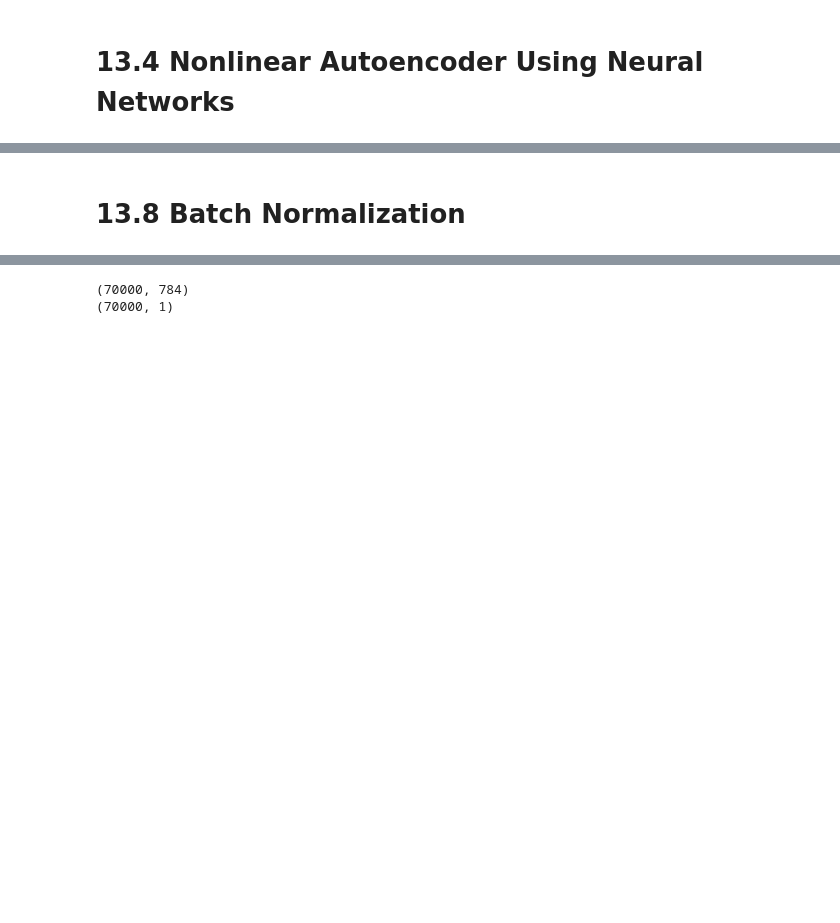
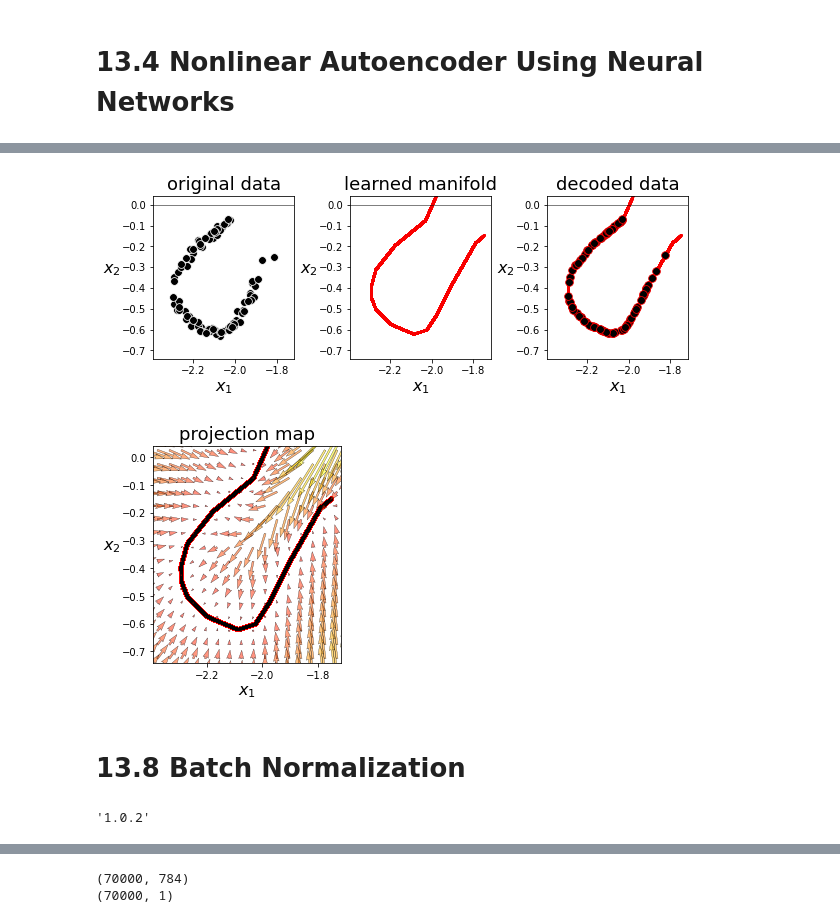
Before and after one commit to jasmineA20/435-deep-learning, a Jupyter notebook: Assignment3.ipynb, the cells around one changed output, grey strips where cells are left out. Cells and saved outputs as stored; diff of their text form; code cells hidden in the pictures; blank space fills up the shorter version.

```diff
--- a/Assignment3.ipynb
+++ b/Assignment3.ipynb
@@ -31,2 +191,12 @@ plt.show()
+# %%
+autoencoder_demos.show_encode_decode(X,mylib,projmap = True,scale = 5)
+# %% [output]
+[figure, added]
+[figure, added]
 # %% [markdown]
 # 13.8 Batch Normalization
+# %%
+import sklearn
+sklearn.__version__
+# %% [output]
+'1.0.2'
```
Also changed, not shown: parts of 56 cells of this notebook, 24 other files.
